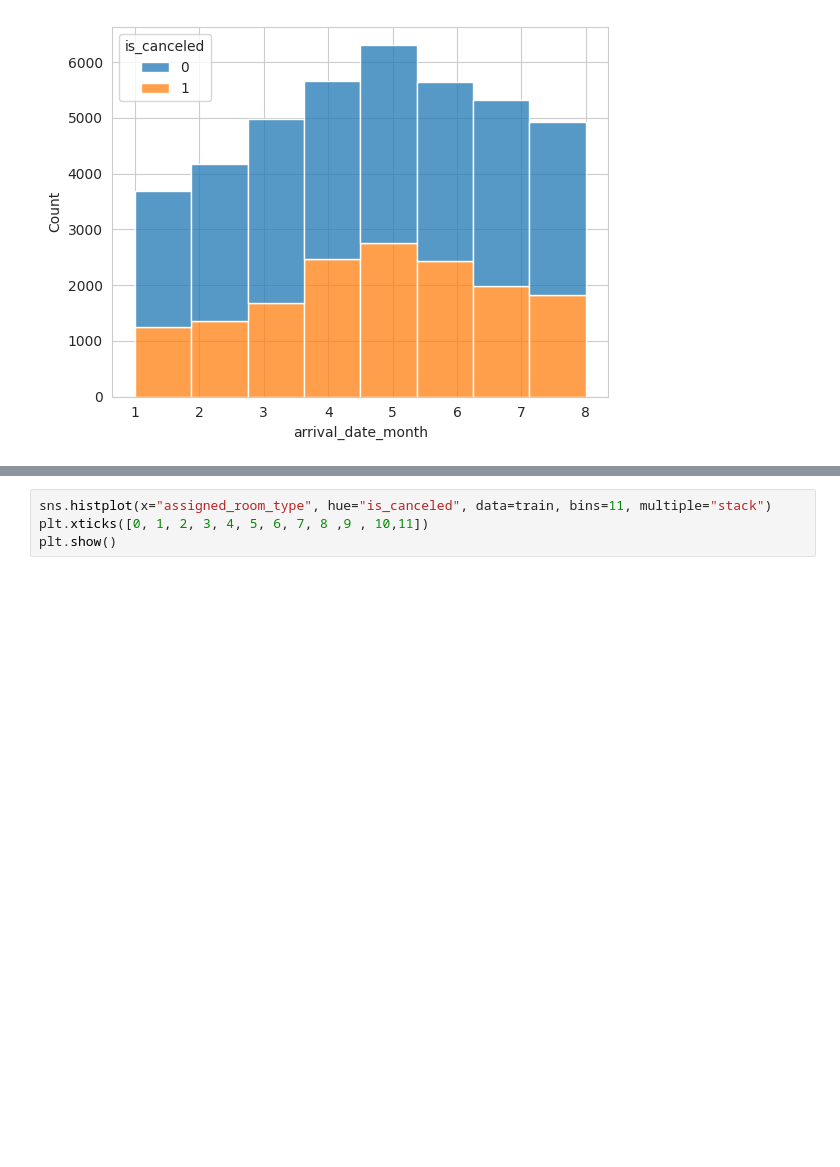
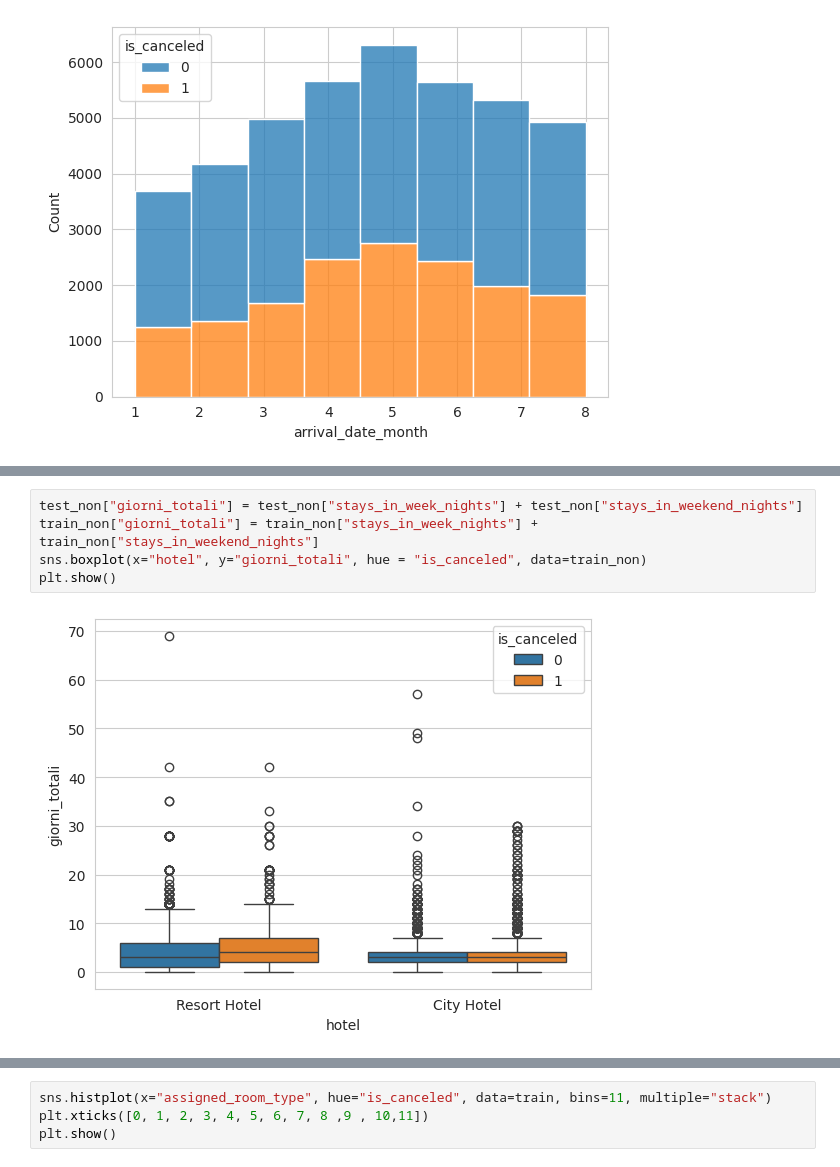
Before and after one commit to Nikocioni/progetto_programmazione_nik_ross_salvo, a Jupyter notebook: progetto_unito.ipynb, the cells around one changed output, grey strips where cells are left out. Cells and saved outputs as stored; diff of their text form; blank space fills up the shorter version.

```diff
--- a/progetto_unito.ipynb
+++ b/progetto_unito.ipynb
@@ -1276,0 +1392,7 @@ Come abbiamo visto in precedenza i due dataset differiscono nel numero di mesi r
+# %%
+test_non["giorni_totali"] = test_non["stays_in_week_nights"] + test_non["stays_in_weekend_nights"]
+train_non["giorni_totali"] = train_non["stays_in_week_nights"] + train_non["stays_in_weekend_nights"]
+sns.boxplot(x="hotel", y="giorni_totali", hue = "is_canceled", data=train_non)
+plt.show()
+# %% [output]
+[figure, added]
```
Also changed, not shown: parts of 21 cells of this notebook.
